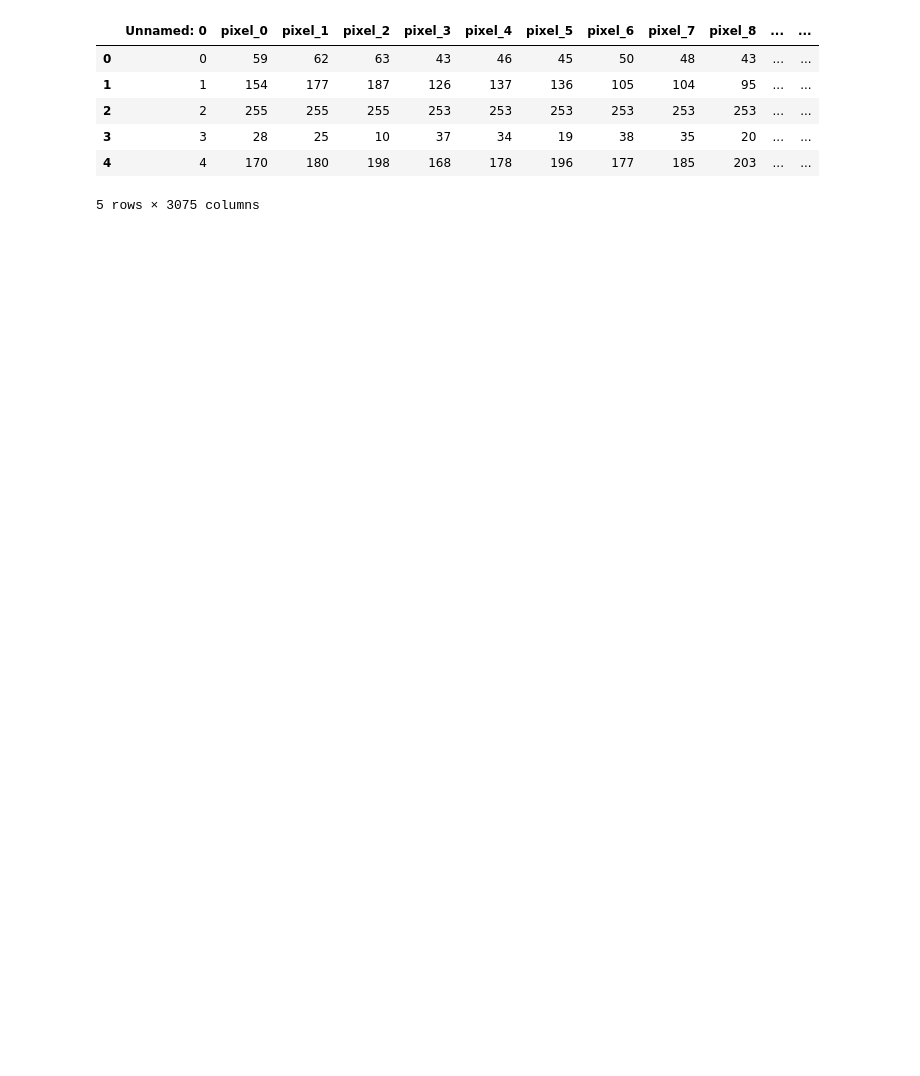
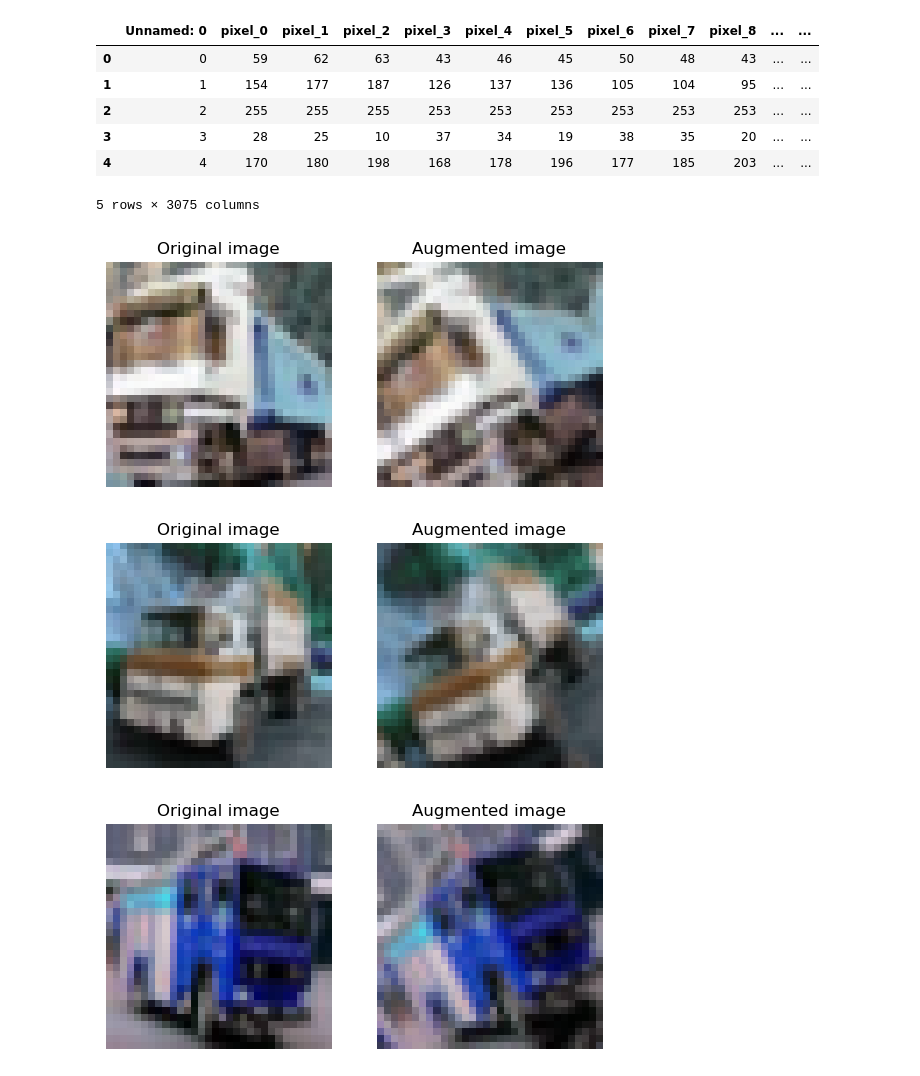
Before and after one commit to BatyaAbitbol/Group3, a Jupyter notebook: Rotate half of CIFAR-10 images.ipynb, the cells around one changed output. Saved outputs shown, nothing was run; the diff lists cells and outputs as text; code cells hidden in the pictures; blank space fills up the shorter version.

```diff
--- a/Rotate half of CIFAR-10 images.ipynb
+++ b/Rotate half of CIFAR-10 images.ipynb
@@ -50,8 +50,10 @@ def visualize(original, rotated):
     plt.title('Augmented image')
     plt.imshow(rotated_rgb)
     plt.axis("off")
+# %%
+path = '../Bsd_Bootcamp/Project/data/'
 # %%
-df = pd.read_csv('../Bsd_Bootcamp/Project/data/dataset.csv')
+df = pd.read_csv(path + dataset.csv)
 df.head()
 # %% [output]
 |  | Unnamed: 0 | pixel_0 | pixel_1 | pixel_2 | pixel_3 | pixel_4 | pixel_5 | pixel_6 | pixel_7 | pixel_8 | ... | ... |
@@ -63,31 +65,36 @@ df.head()
 5 rows × 3075 columns
 # %%
 df_cifar10 = df[df['source'] == 'cifar-10']
+df_cifar10 = df_cifar10[df_cifar10.columns[1:]]
 # %%
 labels = df_cifar10['label'].unique()
 # %%
 rotated_cifar10 = pd.DataFrame()
 angle = 30
 pixels = [col for col in df_cifar10.columns if col.startswith('pixel')]
 
-for label in labels:
+for label in labels[1:2]:
     # create a DataFrame of the current label class
     df_class = df_cifar10[df_cifar10['label'] == label]
     # take only half class
     half_class_to_rotate = df_class.iloc[:df_class.shape[0]//2]
     half_class_to_save = df_class.iloc[df_class.shape[0]//2:]
     rotated_cifar10 = pd.concat([rotated_cifar10, half_class_to_save])
 
-    for i in range(half_class_to_rotate.shape[0]):
+    for i in range(0, half_class_to_rotate.shape[0], 100):
         image_pixels = half_class_to_rotate[pixels].iloc[i]
         image_array = image_pixels.values.reshape(32,32,3).astype('uint8')
         rotated_image = rotate_image(image_array, angle)
         if i == 0 or i % 1000 == 0:
             visualize(image_array, rotated_image)
 
         rotated_image_df = pd.DataFrame(rotated_image.reshape(1, -1), columns=pixels)
         rotated_image_df['label'] = label
         rotated_image_df['source'] = 'cifar-10 rotated'
 
         rotated_cifar10 = pd.concat([rotated_cifar10, rotated_image_df])
 #         df_cifar10_rotated.append(rotated_image)
+# %% [output]
+[figure, added]
+[figure, added]
+[figure, added]
```
Also changed, not shown: parts of 3 cells of this notebook, 1 other file.
